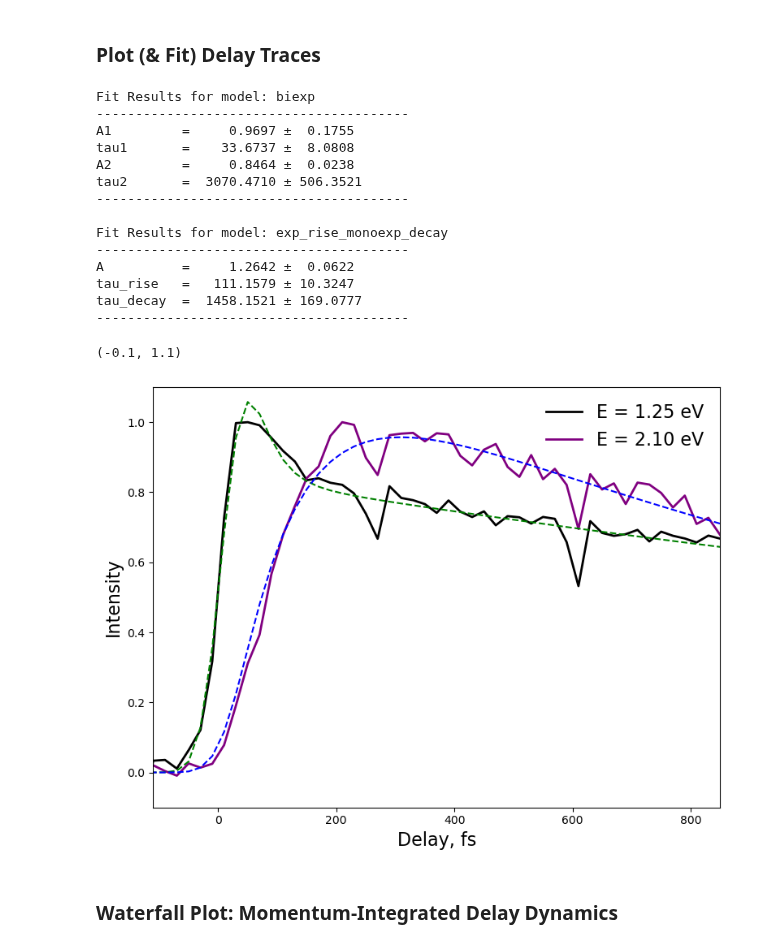
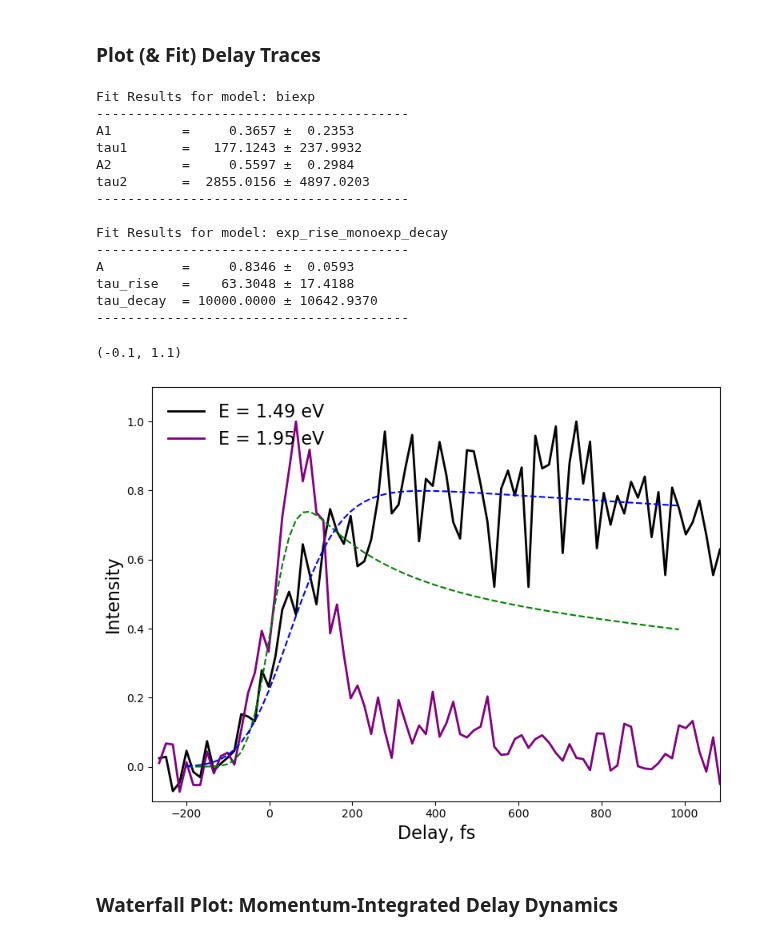
Before and after one commit to lawsonlloyd/mpes-analysis, a Jupyter notebook: mpes_Plot_Analysis.ipynb, the cells around one changed output. Drawn from its saved outputs; the diff is of its cells as text; code cells hidden in the pictures.

```diff
--- a/mpes_Plot_Analysis.ipynb
+++ b/mpes_Plot_Analysis.ipynb
@@ -34,6 +37,10 @@ data_path = 'R:\Lawson\Data\metis'
 #data_path = '/Users/lawsonlloyd/Desktop/Data/metis'
 
 filename, offsets = 'Scan162_RT_120x120x115x50_binned.h5', [0.8467, -120]
+filename, offsets = 'Scan0804_30K_Pprobe_Spump_binned.h5', [.5047, -102]
+
+filename, offsets = 'Scan1042_binned.h5', [-0.4, 0]
+#filename, offsets = 'Scan1052_binned.h5', [0, 0]
 # %% [markdown]
 ### Load the data, Generate Normalized and Difference Data
 # %%
@@ -42,11 +49,15 @@ data_loader = DataLoader(data_path + '//' + filename, offsets)
 I = data_loader.load()
 
 # Truncate and Normalize Data, if desired.
-I = I.loc[{"delay":slice(-350,1100)}]
+#I = I.loc[{"delay":slice(-250,1100)}]
+I = I/np.max(I)
+
+# Normalize Each Time Step to the Total Volume Counts, if desired
+#I = I / I.sum(dim=('kx','ky','E'))
 I = I/np.max(I)
 I_res = I
 
 # Generate Difference Data (Pos - Neg Delay Times), if desired.
-I_diff = I - I.loc[{"delay":slice(-400,-100)}].mean(dim="delay")
-I_diff = I_diff/np.max(I_diff)
+#I_diff = I - I.loc[{"delay":slice(-250,-150)}].mean(dim="delay")
+#I_diff = I_diff/np.max(I_diff)
 # %% [output]
@@ -169,11 +168,11 @@ fig.tight_layout()
 # %% [markdown]
 ### Plot (& Fit) Delay Traces
 # %%
-E, E_int = [1.25, 2.1], .12 # Energies for Plotting Time Traces ; 1st Energy for MM
+E, E_int = [1.49, 1.95], .12 # Energies for Plotting Time Traces ; 1st Energy for MM
 (kx, ky), (kx_int, ky_int) = (0, 0), (4, 4) # Central (kx, ky) point and k-integration
 norm_trace = True
 subtract_neg = True
-neg_delays = [-300, -50]
+neg_delays = [-300, -120]
 
 fig, axs = plt.subplots()
 fig.set_size_inches(8, 6, forward=False)
@@ -188,7 +187,7 @@ mpes.plot_time_traces(
 )
 
 ### Do a Fitting: Choose model (input as string, e.g. 'monoexp') and input fit parameters (p0, bounds etc.)
-delay_limits = (-200, 900)
+delay_limits = (-200, 1000)
 delay_axis = I.delay.loc[{"delay":slice(delay_limits[0], delay_limits[1])}].values
 
 # Curve 1
@@ -197,44 +196,44 @@ time_trace = time_trace.loc[{"delay":slice(delay_limits[0], delay_limits[1])}].v
 
 model = 'biexp'
 p0 = [1, 100, 1, 1000]
 lower_bounds, upper_bounds = (0, 0, 0, 0), (10, 100000, 10, 20000)
-popt, pcov, fit_curve_1 = mpes.fit_time_trace(model, delay_axis, time_trace, p0, [lower_bounds, upper_bounds], convolve = True, sigma_IRF = 30)
+popt, pcov, fit_curve_1 = mpes.fit_time_trace(model, delay_axis, time_trace, p0, [lower_bounds, upper_bounds], convolve = True, sigma_IRF = 45)
 mpes.print_fit_results(model, popt, pcov)
 
 # Curve 2
-time_trace = mpes.get_time_trace(I, 2.1, E_int, (kx, ky), (kx_int, ky_int), True, True, neg_delays = (-300, -50))
+time_trace = mpes.get_time_trace(I, 1.49, E_int, (kx, ky), (kx_int, ky_int), True, True, neg_delays = (-300, -50))
 time_trace = time_trace.loc[{"delay":slice(delay_limits[0], delay_limits[1])}].values
 
 model = 'exp_rise_monoexp_decay'
 p0 = [2, 10, 120] #C, tau_rise, tau_decay1)
 lower_bounds, upper_bounds = (0, 0, 0), (10, 2000, 10000)
-popt, pcov, fit_curve_2 = mpes.fit_time_trace(model, delay_axis, time_trace, p0, [lower_bounds, upper_bounds], convolve = True, sigma_IRF = 30)
+popt, pcov, fit_curve_2 = mpes.fit_time_trace(model, delay_axis, time_trace, p0, [lower_bounds, upper_bounds], convolve = True, sigma_IRF = 80)
 mpes.print_fit_results(model, popt, pcov)
 
 #conv_model = mpes.make_convolved_model(mpes.exp_rise_monoexp_decay, delay_axis, 40)
 #init_curve = conv_model(delay_axis, *p0)
 
 # Plot Fits
 axs.plot(delay_axis, fit_curve_1, linestyle = 'dashed', color = 'green')
 axs.plot(delay_axis, fit_curve_2, linestyle = 'dashed', color = 'blue')
 axs.set_ylim(-0.1,1.1)
 # %% [output]
 Fit Results for model: biexp
 ----------------------------------------
-A1         =     0.9697 ±  0.1755
-tau1       =    33.6737 ±  8.0808
-A2         =     0.8464 ±  0.0238
-tau2       =  3070.4710 ± 506.3521
+A1         =     0.3657 ±  0.2353
+tau1       =   177.1243 ± 237.9932
+A2         =     0.5597 ±  0.2984
+tau2       =  2855.0156 ± 4897.0203
 ----------------------------------------
 
 Fit Results for model: exp_rise_monoexp_decay
 ----------------------------------------
-A          =     1.2642 ±  0.0622
-tau_rise   =   111.1579 ± 10.3247
-tau_decay  =  1458.1521 ± 169.0777
+A          =     0.8346 ±  0.0593
+tau_rise   =    63.3048 ± 17.4188
+tau_decay  = 10000.0000 ± 10642.9370
 ----------------------------------------
 (-0.1, 1.1)
-[figure, old version]
+[figure, new version]
 # %% [markdown]
 ### Waterfall Plot: Momentum-Integrated Delay Dynamics
 # %%
```
Also changed, not shown: parts of 12 cells of this notebook.
